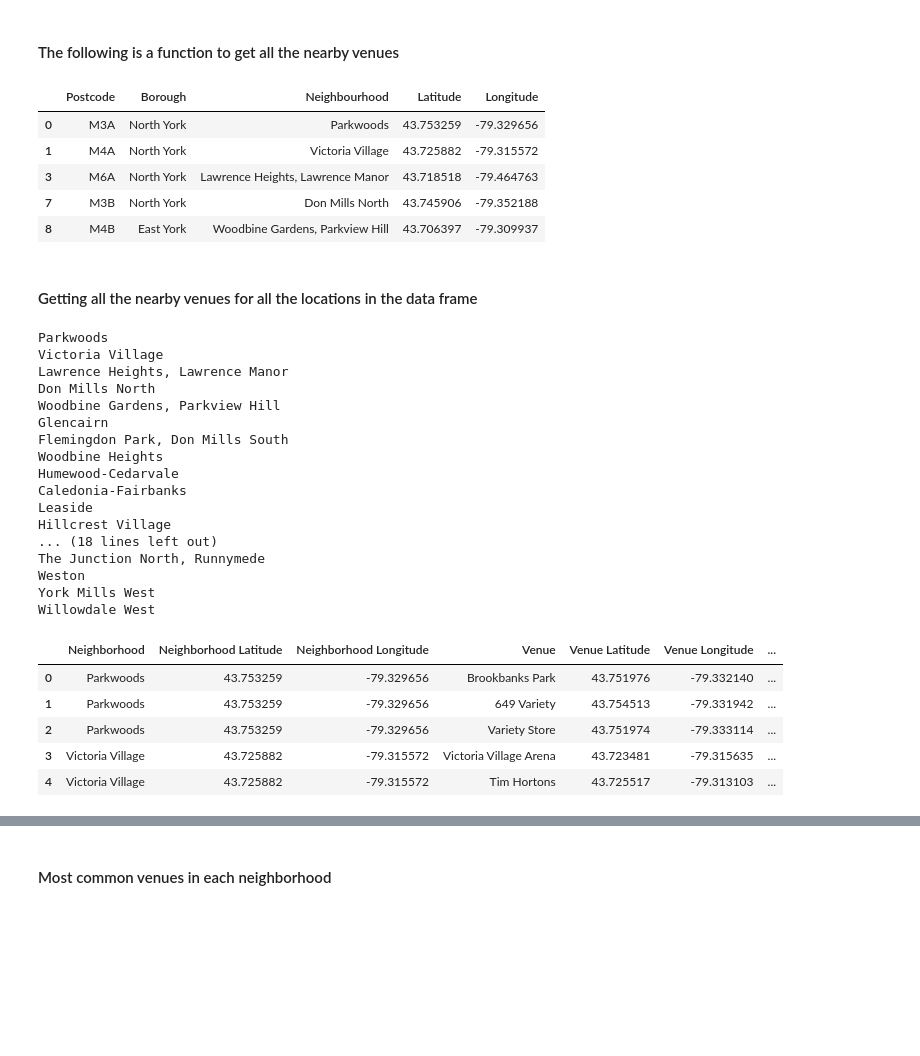
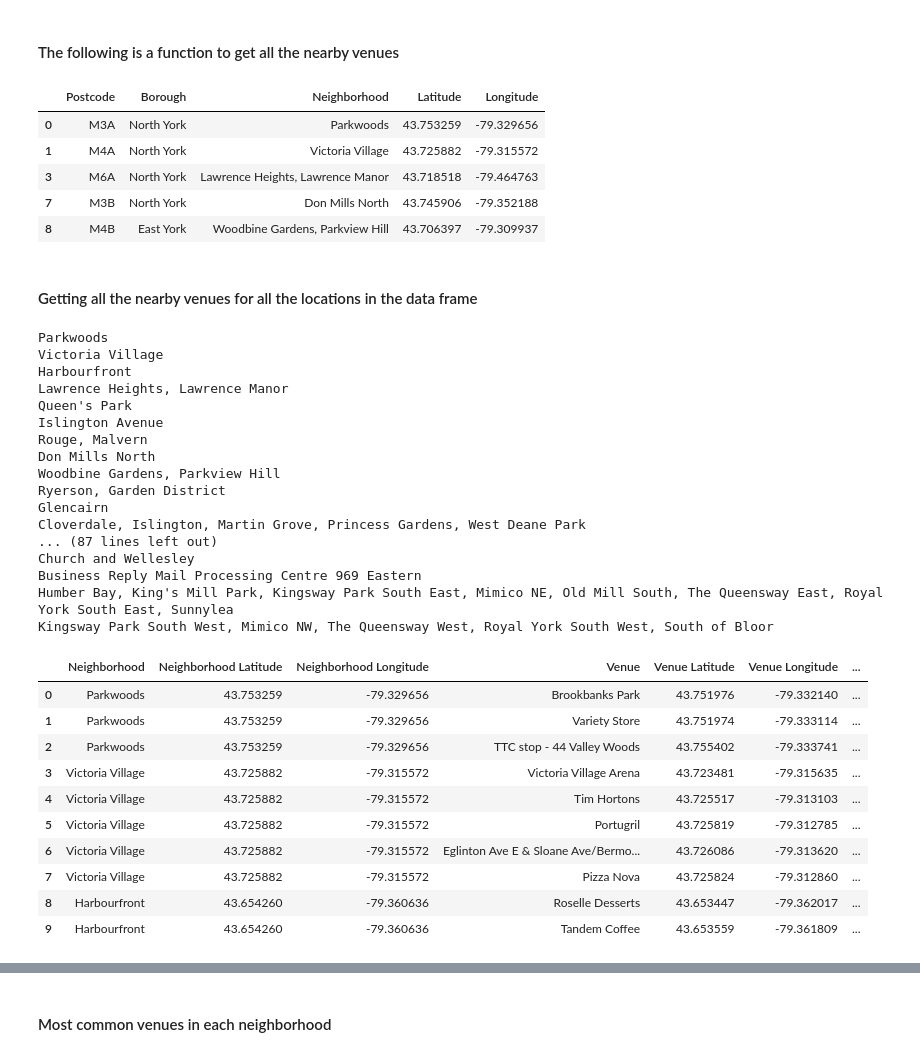
Before and after one commit to MofeJ/capston-example, a Jupyter notebook: Segmenting & Clustering Neighborhoods.ipynb, the cells around one changed output, grey strips where cells are left out. Cells and saved outputs as stored; diff of their text form; code cells hidden in the pictures; blank space fills up the shorter version.

```diff
--- a/Segmenting & Clustering Neighborhoods.ipynb
+++ b/Segmenting & Clustering Neighborhoods.ipynb
@@ -42,0 +38,3 @@ imported dataframe has 287 postcodes entries
+# %%
+df_postcodes.rename(columns={"Neighbourhood": "Neighborhood"}, inplace= True)
+df_postcodes.head(10)
@@ -51,7 +61,7 @@ df2 = df1.groupby(['Postcode','Borough'], sort=False).agg(', '.join)
 df2.reset_index(inplace=True)
 
 # Replacing the name of the neighbourhoods which are 'Not assigned' with names of Borough
-df2['Neighbourhood'] = np.where(df2['Neighbourhood'] == 'Not assigned',df2['Borough'], df2['Neighbourhood'])
+df2["Neighborhood"] = np.where(df2["Neighborhood"] == 'Not assigned',df2['Borough'], df2["Neighborhood"])
 
 df2
 # %% [output]
@@ -152,8 +164,8 @@ Folium Installed!
 # %%
 map_toronto = folium.Map(location=[43.651070,-79.347015],zoom_start=10)
 
-for lat,lng,borough,neighbourhood in zip(df4['Latitude'],df4['Longitude'],df4['Borough'],df4['Neighbourhood']):
-    label = '{}, {}'.format(neighbourhood, borough)
+for lat,lng,borough,neighborhood in zip(df4['Latitude'],df4['Longitude'],df4['Borough'],df4['Neighborhood']):
+    label = '{}, {}'.format(neighborhood, borough)
     label = folium.Popup(label, parse_html=True)
     folium.CircleMarker(
     [lat,lng],
@@ -232,7 +244,7 @@ def getNearbyVenues(names, latitudes, longitudes):
 df = df3[df3['Borough'].str.contains("York")]
 df.head()
 # %% [output]
-|  | Postcode | Borough | Neighbourhood | Latitude | Longitude |
+|  | Postcode | Borough | Neighborhood | Latitude | Longitude |
 | 0 | M3A | North York | Parkwoods | 43.753259 | -79.329656 |
 | 1 | M4A | North York | Victoria Village | 43.725882 | -79.315572 |
 | 3 | M6A | North York | Lawrence Heights, Lawrence Manor | 43.718518 | -79.464763 |
@@ -241,32 +253,37 @@ df.head()
 # %% [markdown]
 #### Getting all the nearby venues for all the locations in the data frame
 # %%
-toronto_venues = getNearbyVenues(names=df["Neighbourhood"],
-                                   latitudes=df['Latitude'],
-                                   longitudes=df['Longitude']
+toronto_venues = getNearbyVenues(names=df3["Neighborhood"],
+                                   latitudes=df3['Latitude'],
+                                   longitudes=df3['Longitude']
                                   )
-toronto_venues.head(5)
+toronto_venues.head(10)
 # %% [output]
 Parkwoods
 Victoria Village
+Harbourfront
 Lawrence Heights, Lawrence Manor
+Queen's Park
+Islington Avenue
+Rouge, Malvern
 Don Mills North
 Woodbine Gardens, Parkview Hill
+Ryerson, Garden District
 Glencairn
-Flemingdon Park, Don Mills South
-Woodbine Heights
-Humewood-Cedarvale
-Caledonia-Fairbanks
-Leaside
-Hillcrest Village
-... (18 lines left out)
-The Junction North, Runnymede
-Weston
-York Mills West
-Willowdale West
+Cloverdale, Islington, Martin Grove, Princess Gardens, West Deane Park
+... (87 lines left out)
+Church and Wellesley
+Business Reply Mail Processing Centre 969 Eastern
+Humber Bay, King's Mill Park, Kingsway Park South East, Mimico NE, Old Mill South, The Queensway East, Royal York South East, Sunnylea
+Kingsway Park South West, Mimico NW, The Queensway West, Royal York South West, South of Bloor
 |  | Neighborhood | Neighborhood Latitude | Neighborhood Longitude | Venue | Venue Latitude | Venue Longitude | ... |
 | 0 | Parkwoods | 43.753259 | -79.329656 | Brookbanks Park | 43.751976 | -79.332140 | ... |
-| 1 | Parkwoods | 43.753259 | -79.329656 | 649 Variety | 43.754513 | -79.331942 | ... |
-| 2 | Parkwoods | 43.753259 | -79.329656 | Variety Store | 43.751974 | -79.333114 | ... |
+| 1 | Parkwoods | 43.753259 | -79.329656 | Variety Store | 43.751974 | -79.333114 | ... |
+| 2 | Parkwoods | 43.753259 | -79.329656 | TTC stop - 44 Valley Woods | 43.755402 | -79.333741 | ... |
 | 3 | Victoria Village | 43.725882 | -79.315572 | Victoria Village Arena | 43.723481 | -79.315635 | ... |
 | 4 | Victoria Village | 43.725882 | -79.315572 | Tim Hortons | 43.725517 | -79.313103 | ... |
+| 5 | Victoria Village | 43.725882 | -79.315572 | Portugril | 43.725819 | -79.312785 | ... |
+| 6 | Victoria Village | 43.725882 | -79.315572 | Eglinton Ave E & Sloane Ave/Bermo... | 43.726086 | -79.313620 | ... |
+| 7 | Victoria Village | 43.725882 | -79.315572 | Pizza Nova | 43.725824 | -79.312860 | ... |
+| 8 | Harbourfront | 43.654260 | -79.360636 | Roselle Desserts | 43.653447 | -79.362017 | ... |
+| 9 | Harbourfront | 43.654260 | -79.360636 | Tandem Coffee | 43.653559 | -79.361809 | ... |
```
Also changed, not shown: parts of 53 cells of this notebook.
